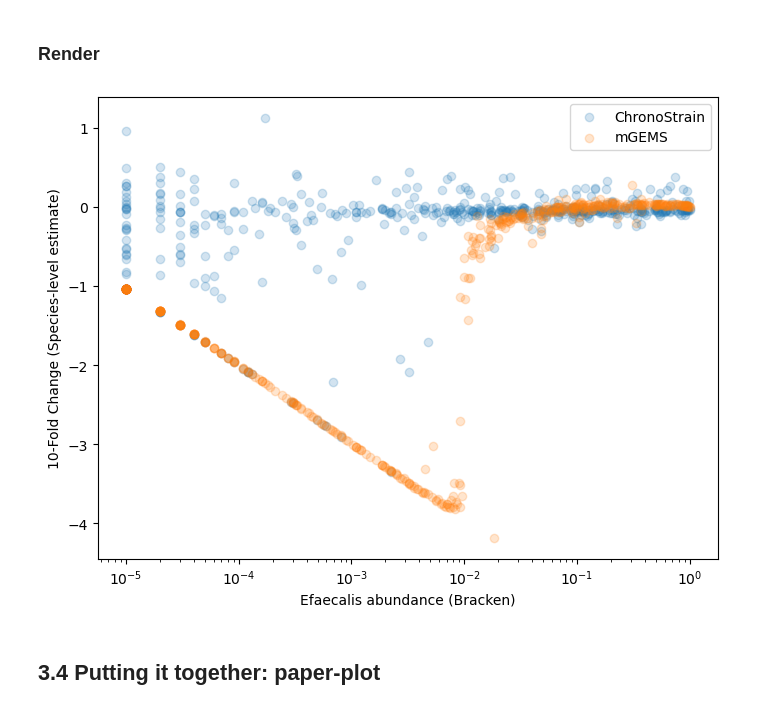
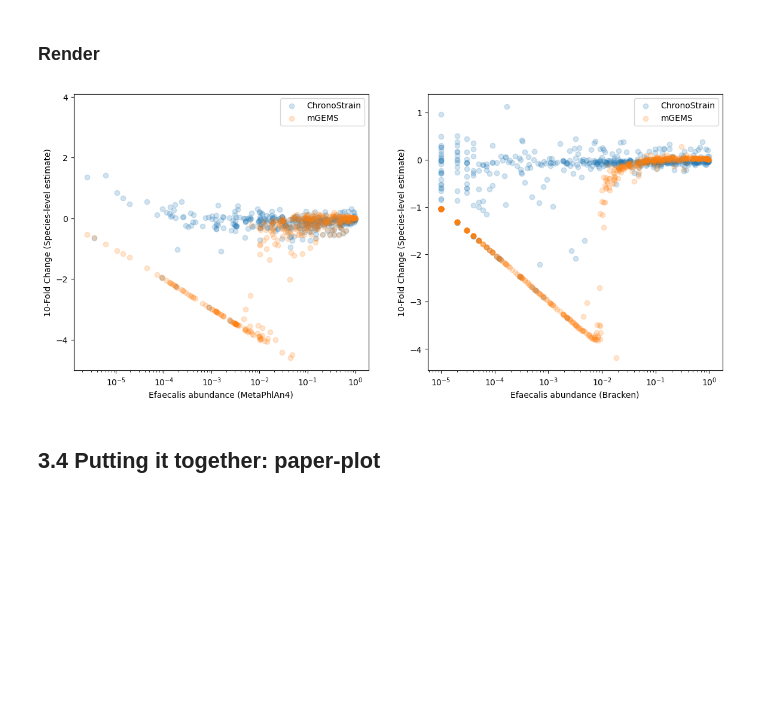
Before and after one commit to gibsonlab/chronostrain, a Jupyter notebook: examples/infant-nt/notebooks/inference_comparison.ipynb, the cells around one changed output. Drawn from its saved outputs; the diff is of its cells as text; code cells hidden in the pictures; blank space fills up the shorter version.

```diff
--- a/examples/infant-nt/notebooks/inference_comparison.ipynb
+++ b/examples/infant-nt/notebooks/inference_comparison.ipynb
@@ -1505,7 +1555,7 @@ plt.savefig(f'plots/{infant_id}_traj.png')
 # %% [markdown]
 ### Code
 # %%
-def plot_bracken_comparison_paper(chronostrain_dfs, mgems_dfs, ax, legend_ax):
+def plot_third_party_species_comparison_paper(chronostrain_dfs, mgems_dfs, species_estimates, ax, legend_ax, third_party_name='Third-Party'):
     (
         _,
         cs_clusters,
@@ -1563,7 +1613,7 @@ def plot_bracken_comparison_paper(chronostrain_dfs, mgems_dfs, ax, legend_ax):
     ).merge(
         msweep_efaec_estimates, on=['Infant', 'T'], suffixes=['CS', 'MS']
     ).merge(
-        bracken_estimates.rename(columns={'Efaec': 'EfaecBracken'}),
+        species_estimates.rename(columns={'Efaec': 'EfaecThirdParty'}),
         on=['Infant', 'T'],
         how='inner'
     )
@@ -1575,7 +1625,7 @@ def plot_bracken_comparison_paper(chronostrain_dfs, mgems_dfs, ax, legend_ax):
             ).assign(
                 Category='All Samples'
             ).merge(
-                bracken_estimates.rename(columns={'Efaec': 'EfaecBracken'}), on=['Infant', 'T'],
+                species_estimates.rename(columns={'Efaec': 'EfaecThirdParty'}), on=['Infant', 'T'],
             )
         ],
         ignore_index=False
@@ -1583,8 +1633,8 @@ def plot_bracken_comparison_paper(chronostrain_dfs, mgems_dfs, ax, legend_ax):
 
     # ============ compute the fold-changes.
     eps = 1e-6
-    _x['CSFold'] = np.log10(_x['EfaecCS'] + eps) - np.log10(_x['EfaecBracken'] + eps)
-    _x['MSFold'] = np.log10(_x['EfaecMS'] + eps) - np.log10(_x['EfaecBracken'] + eps)
+    _x['CSFold'] = np.log10(_x['EfaecCS'] + eps) - np.log10(_x['EfaecThirdParty'] + eps)
+    _x['MSFold'] = np.log10(_x['EfaecMS'] + eps) - np.log10(_x['EfaecThirdParty'] + eps)
     _x['CSFoldAbs'] = np.abs(_x['CSFold'])
     _x['MSFoldAbs'] = np.abs(_x['MSFold'])
 
@@ -1622,7 +1672,7 @@ def plot_bracken_comparison_paper(chronostrain_dfs, mgems_dfs, ax, legend_ax):
     for cat_value in cat_order:
         cat_section = _x.loc[_x['Category'] == cat_value]
         test_result = scipy.stats.mannwhitneyu(cat_section['CSFold'].to_numpy(), cat_section['MSFold'].to_numpy(), alternative='two-sided')
-        print("Bracken fold-change p-value [{}] --> {}".format(cat_value, test_result))
+        print("{} fold-change p-value [{}] --> {}".format(third_party_name, cat_value, test_result))
         cat_pvals.append(test_result.pvalue)
 
     import statsmodels
@@ -1652,13 +1702,13 @@ def plot_bracken_comparison_paper(chronostrain_dfs, mgems_dfs, ax, legend_ax):
     ax.axvline(x=0.5, color='black', linewidth=0.5)
     ax.legend([],[], frameon=False)
     ax.set_ylim(y_min - 0.5, y_max + annot_height + text_offset + text_height + 0.2)
-    ax.set_ylabel('10-fold change vs. Bracken\n' + r'$\bf{(Species-level)}$')
+    ax.set_ylabel(f'10-fold change vs {third_party_name} estimate \n' + r'$\bf{(Species-level)}$')
     return palette, _x
 
 
-def plot_bracken_comparison_supp(chronostrain_dfs, mgems_dfs, ax):
+def plot_third_party_species_comparison_supp(chronostrain_dfs, mgems_dfs, species_estimates, ax, third_party_name='Third-Party'):
     """
-    Plot the raw bracken comparisons versus the fold-changes, to argue that fold changes tend to be larger (methods are more inaccurate) when the abundance is small.
+    Plot the raw bracken/metaphlan comparisons versus the fold-changes, to argue that fold changes tend to be larger (methods are more inaccurate) when the abundance is small.
     """
     (
         _,
@@ -1692,30 +1742,32 @@ def plot_bracken_comparison_supp(chronostrain_dfs, mgems_dfs, ax):
     ).assign(
         Category='All Samples'
     ).merge(
-        bracken_estimates.rename(columns={'Efaec': 'EfaecBracken'}), on=['Infant', 'T'],
+        species_estimates.rename(columns={'Efaec': 'EfaecThirdParty'}), on=['Infant', 'T'],
+        # bracken_estimates.rename(columns={'Efaec': 'EfaecThirdParty'}), on=['Infant', 'T'],
     )
 
     # ============ compute the fold-changes.
     eps = 1e-6
-    _x['CSFold'] = np.log10(_x['EfaecCS'] + eps) - np.log10(_x['EfaecBracken'] + eps)
-    _x['MSFold'] = np.log10(_x['EfaecMS'] + eps) - np.log10(_x['EfaecBracken'] + eps)
+    _x['CSFold'] = np.log10(_x['EfaecCS'] + eps) - np.log10(_x['EfaecThirdParty'] + eps)
+    _x['MSFold'] = np.log10(_x['EfaecMS'] + eps) - np.log10(_x['EfaecThirdParty'] + eps)
     _x['CSFoldAbs'] = np.abs(_x['CSFold'])
     _x['MSFoldAbs'] = np.abs(_x['MSFold'])
 
-    ax.scatter(_x['EfaecBracken'], _x['CSFold'], color='tab:blue', label='ChronoStrain', alpha=0.2)
-    ax.scatter(_x['EfaecBracken'], _x['MSFold'], color='tab:orange', label='mGEMS', alpha=0.2)
-    ax.set_xlabel('Efaecalis abundance (Bracken)')
+    ax.scatter(_x['EfaecThirdParty'], _x['CSFold'], color='tab:blue', label='ChronoStrain', alpha=0.2)
+    ax.scatter(_x['EfaecThirdParty'], _x['MSFold'], color='tab:orange', label='mGEMS', alpha=0.2)
+    ax.set_xlabel('Efaecalis abundance ({})'.format(third_party_name))
     ax.set_ylabel('10-Fold Change (Species-level estimate)')
     ax.legend()
     ax.set_xscale('log')
 # %% [markdown]
 ### Render
 # %%
-fig, ax = plt.subplots(1, 1, figsize=(8, 6))
-plot_bracken_comparison_supp(dfs_to_plot['chronostrain:coarse_default'], dfs_to_plot['mgems:coarse'], ax)
+fig, axes = plt.subplots(1, 2, figsize=(14, 6))
+plot_third_party_species_comparison_supp(dfs_to_plot['chronostrain:coarse_default'], dfs_to_plot['mgems:coarse'], metaphlan_estimates, axes[0], third_party_name='MetaPhlAn4')
+plot_third_party_species_comparison_supp(dfs_to_plot['chronostrain:coarse_default'], dfs_to_plot['mgems:coarse'], bracken_estimates, axes[1], third_party_name='Bracken')
 plt.savefig('plots/bracken_fold_change.pdf', bbox_inches='tight')
 # %% [output]
-[figure, old version]
+[figure, new version]
 # %% [markdown]
 ## 3.4 Putting it together: paper-plot
 # %%
```
Also changed, not shown: parts of 16 cells of this notebook, 6 other files.
